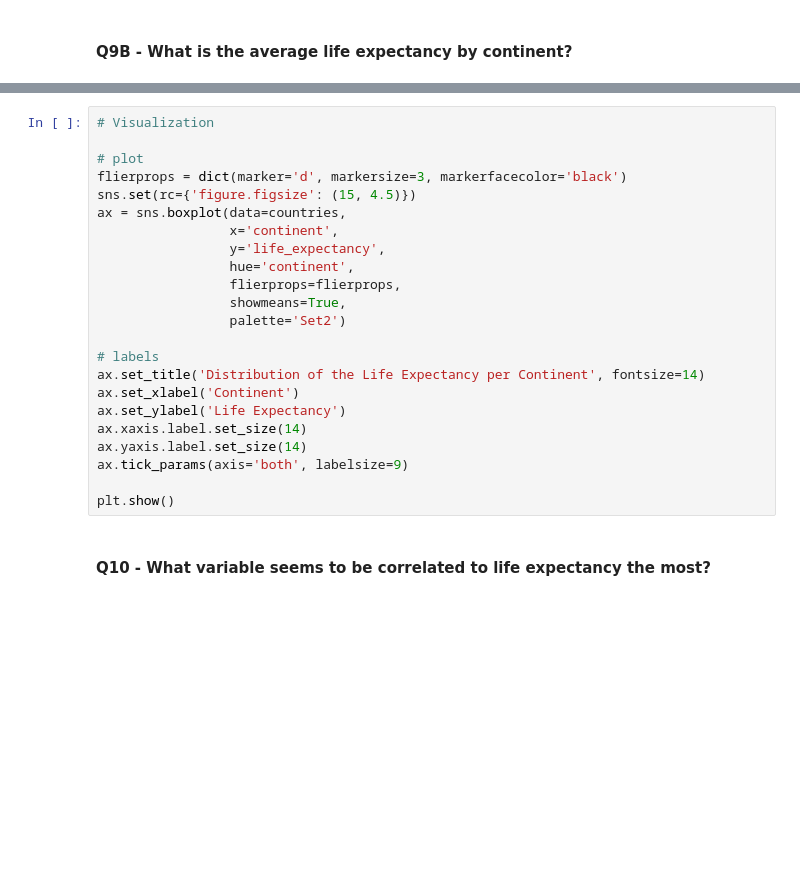
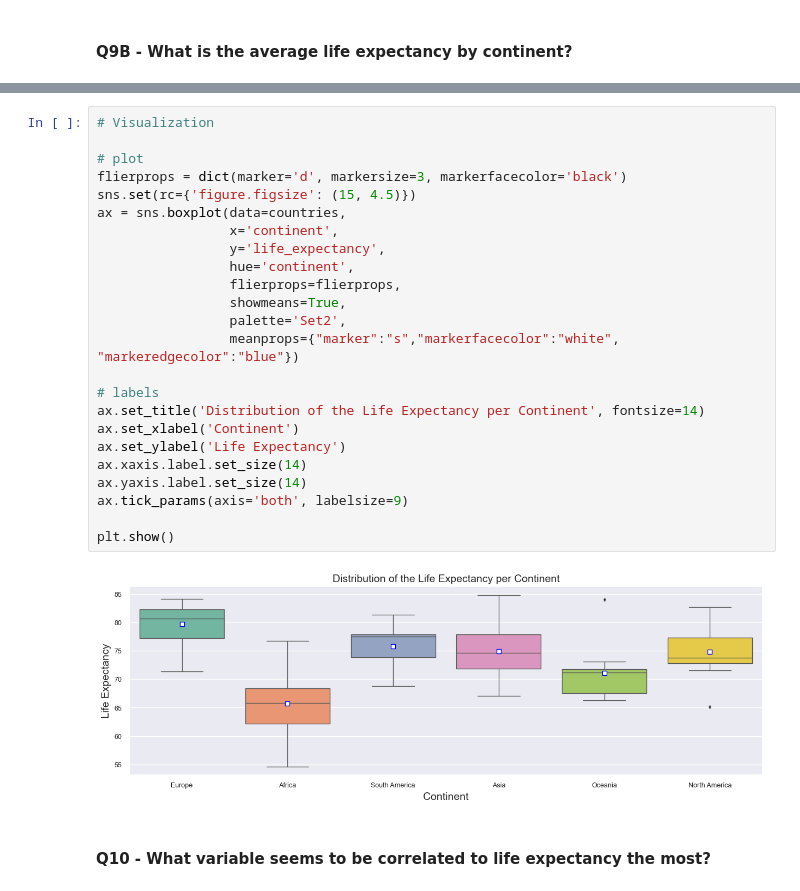
Before and after one commit to nadpierre/countries-eda-project, a Jupyter notebook: Country Analysis.ipynb, the cells around one changed output, grey strips where cells are left out. Drawn from its saved outputs; the diff is of its cells as text; blank space fills up the shorter version.

```diff
--- a/Country Analysis.ipynb
+++ b/Country Analysis.ipynb
@@ -570,26 +790,29 @@ countries.groupby('continent').agg({'life_expectancy': ['mean', 'median']})
 # %%
 # Visualization
 
 # plot
 flierprops = dict(marker='d', markersize=3, markerfacecolor='black')
 sns.set(rc={'figure.figsize': (15, 4.5)})
 ax = sns.boxplot(data=countries,
                  x='continent',
                  y='life_expectancy',
                  hue='continent',
                  flierprops=flierprops,
                  showmeans=True,
-                 palette='Set2')
+                 palette='Set2',
+                 meanprops={"marker":"s","markerfacecolor":"white", "markeredgecolor":"blue"})
 
 # labels
 ax.set_title('Distribution of the Life Expectancy per Continent', fontsize=14)
 ax.set_xlabel('Continent')
 ax.set_ylabel('Life Expectancy')
 ax.xaxis.label.set_size(14)
 ax.yaxis.label.set_size(14)
 ax.tick_params(axis='both', labelsize=9)
 
 plt.show()
+# %% [output]
+[figure, added]
 # %% [markdown]
 #### Q10 - What variable seems to be correlated to life expectancy the most?
 # %%
```
Also changed, not shown: parts of 58 cells of this notebook, 1 other file.
